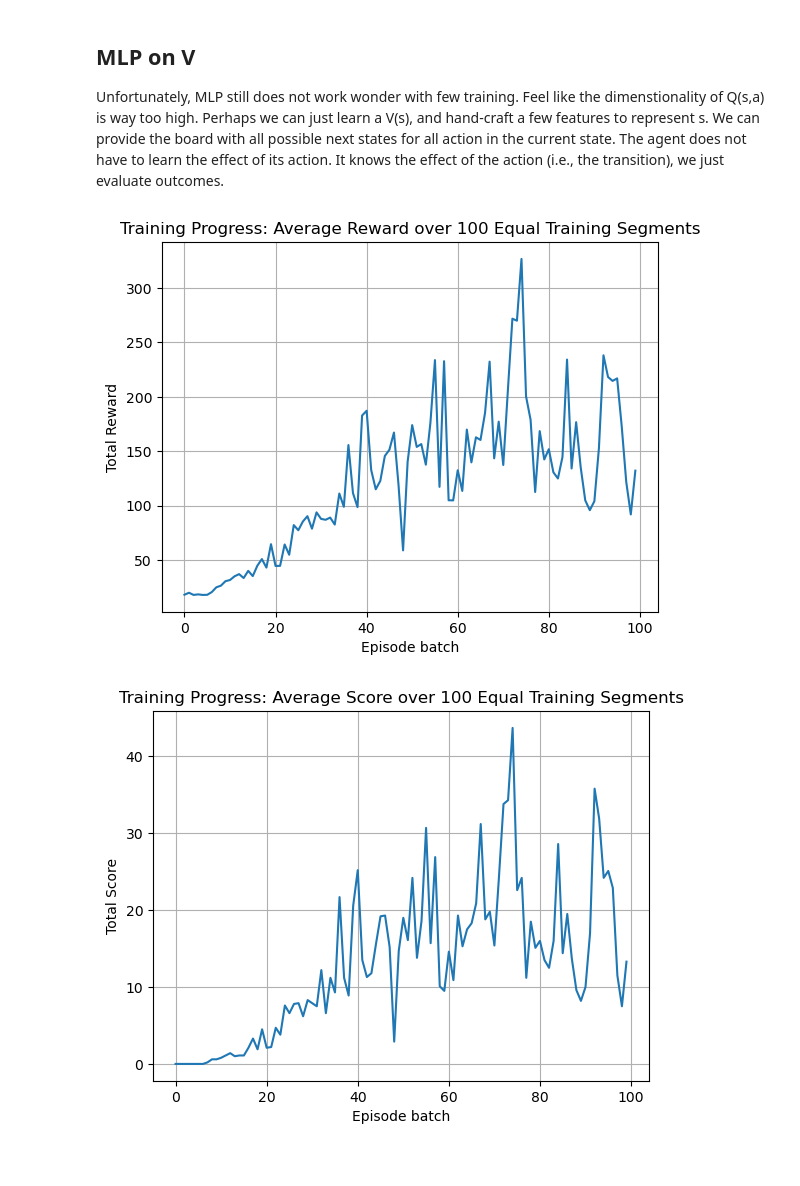
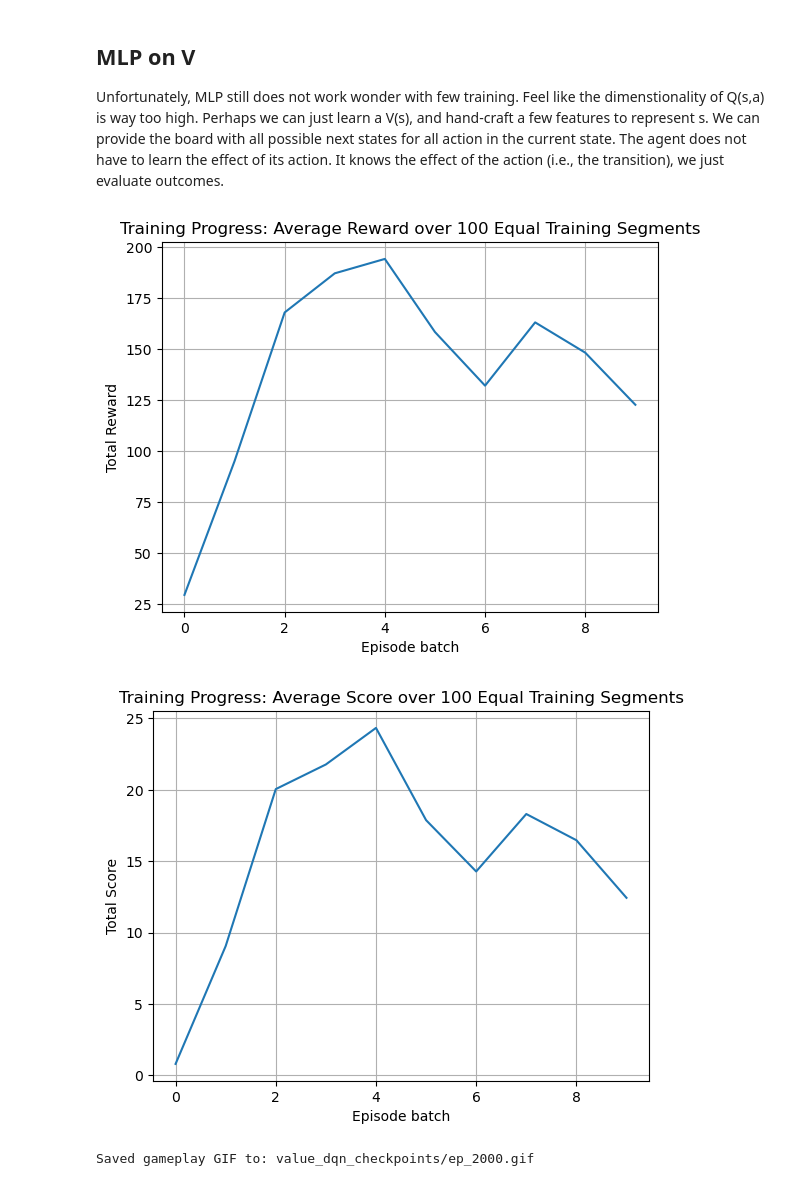
Before and after one commit to William-Pig/tetris_ai, a Jupyter notebook: main.ipynb, the cells around one changed output. Saved outputs shown, nothing was run; the diff lists cells and outputs as text; code cells hidden in the pictures.

```diff
--- a/main.ipynb
+++ b/main.ipynb
@@ -930,26 +932,28 @@ from TetrisGym import TetrisGym
 from value_dqn import ValueDQNAgent
 # %%
 env = TetrisGym(width=10, height=20)
-agent = ValueDQNAgent(game_width=10, game_height=20, device="cuda")
+agent = ValueDQNAgent(board_width=10, board_height=20, device="cuda")
 # %%
-agent.train(env, episodes=1000)
+agent.train(env, episodes=2000)
 # %%
-plt.plot(np.mean(np.array_split(agent.rewards, 100),axis=1))
+plt.plot(np.mean(np.array_split(agent.rewards, 10),axis=1))
 plt.xlabel('Episode batch')
 plt.ylabel('Total Reward')
 plt.title('Training Progress: Average Reward over 100 Equal Training Segments')
 plt.grid(True)
 plt.show()
 # %% [output]
-[figure, old version]
+[figure, new version]
 # %%
-plt.plot(np.mean(np.array_split(agent.scores, 100),axis=1))
+plt.plot(np.mean(np.array_split(agent.scores, 10),axis=1))
 plt.xlabel('Episode batch')
 plt.ylabel('Total Score')
 plt.title('Training Progress: Average Score over 100 Equal Training Segments')
 plt.grid(True)
 plt.show()
 # %% [output]
-[figure, old version]
+[figure, new version]
 # %%
-agen
+agent.save_gif("value_dqn_checkpoints/ep_2000.gif")
+# %% [output]
+Saved gameplay GIF to: value_dqn_checkpoints/ep_2000.gif
```
Also changed, not shown: parts of 2 cells of this notebook, 2 other files.
